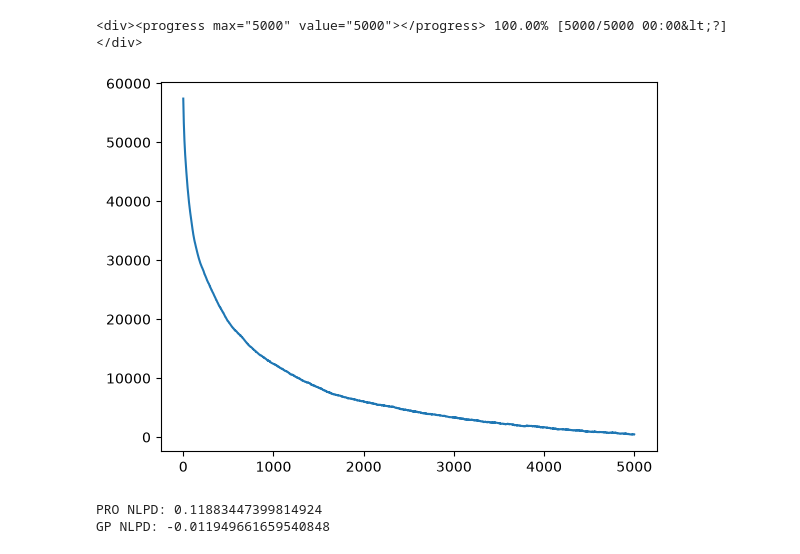
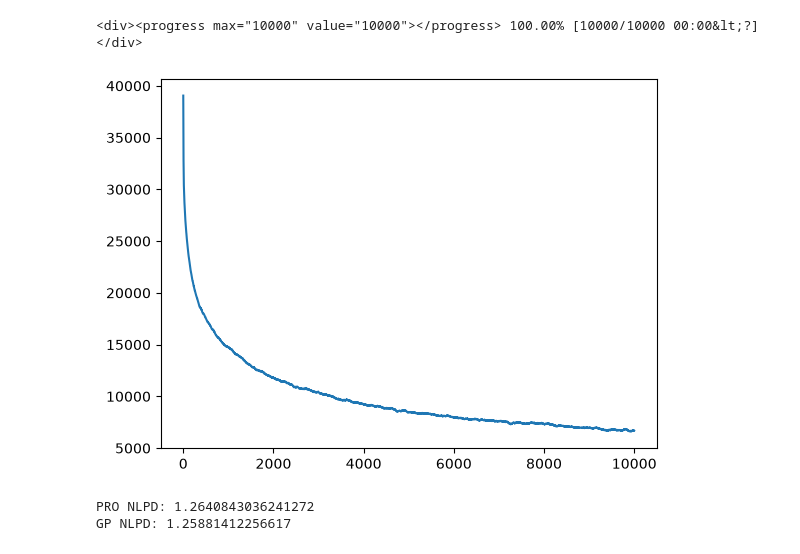
Before and after one commit to callum-kl/non-parametric-pro, a Jupyter notebook: notebooks/uci_orig.ipynb, the cells around one changed output. Saved outputs shown, nothing was run; the diff lists cells and outputs as text; code cells hidden in the pictures.

```diff
--- a/notebooks/uci_orig.ipynb
+++ b/notebooks/uci_orig.ipynb
@@ -83,20 +44,22 @@ z_opt = px.unwrap(opt_variational_family.inducing_inputs)
 # %%
 D = x_train.shape[1]
 
-data = gpx.Dataset(X=x_train, y=y_train)
-kernel = gpx.kernels.RBF(lengthscale=jnp.ones((D,)))
+data = gpx.Dataset(X=x_full, y=y_full)
+# kernel = gpx.kernels.Matern32(lengthscale=jnp.ones((D,)))
+kernel = gpx.kernels.Matern32(lengthscale=jnp.ones((D,)), variance=px.NonTrainable(jnp.array(1.0)))
+
 prior = gpx.gps.Prior(mean_function=gpx.mean_functions.Zero(), kernel=kernel)
 likelihood = gpx.likelihoods.Gaussian(num_datapoints=data.n)
 posterior = prior * likelihood
 
-optim = ox.adam(learning_rate=0.01)
+optim = ox.adam(learning_rate=0.1)
 
 gp_posterior, _ = gpx.fit(
     model=posterior,
     objective=lambda p, d: -gpx.objectives.conjugate_mll(p, d),
     train_data=data,
     optim=optim,
-    num_iters=500,
+    num_iters=200,
     verbose=False,
 )
 
@@ -110,4 +73,5 @@ gp_sigma = gp_posterior.likelihood.obs_stddev
 gp_kernel = gp_posterior.prior.kernel
 
 print("GP NLPD:", nlpd_gp(y_test, gp_predictive_mean, gp_predictive_std))
+print("GP sigma", px.unwrap(gp_sigma))
 # %% [output]
@@ -202,54 +138,43 @@ Running parameter adaptation
+# %%
+basis = _full_gp_basis(gp_posterior, x_full)
+M = x_full.shape[0]
+
+pro_params = pro_params._replace(basis=basis)
+pro_params = pro_params._replace(y=y_full)
 # %%
-num_steps = 5000
-
-sigma = gpx.parameters.SigmoidBounded(0.15, low=0.1, high=100.0)
-
-pro_params = ProParameters(
-    y=y_train,
-    basis=basis,
-    step_size=0.0001,
-    sigma=sigma,
-    alpha=1.0,
-    residual_std=residual_std,
-    jitter=1e-4
-)
-
-J = 40
+num_steps = 10000
 
 initial_position = jr.normal(key, (M, J))
-
 algorithm = parametric_ula(pro_logdensity_fn, pro_params)
-
-# algorithm = blackjax.mala(
-#     lambda z: pro_logdensity_fn(z, adaptation_params if adapt else pro_params),
-#     adaptation_params.step_size if adapt else pro_params.step_size,
-# )
 
 out, info = run_inference_algorithm(
     rng_key=key,
     inference_algorithm=algorithm,
     num_steps=num_steps,
     initial_position=initial_position,
     progress_bar=True
 )
 
 plt.plot(-info[1].score)
 plt.show()
 # %% [output]
-<div><progress max="5000" value="5000"></progress> 100.00% [5000/5000 00:00&lt;?]</div>
+<div><progress max="10000" value="10000"></progress> 100.00% [10000/10000 00:00&lt;?]</div>
-[figure, old version]
+[figure, new version]
 # %%
-burn = int(num_steps // 1.3)
+burn_ratio = 0.8
+thin = 50
 
-particles = info[0].position[burn:][::10]
+burn = int(num_steps * burn_ratio)
 
-test_basis, test_cov = prediction_basis(gp_kernel, x_train, x_test, pro_params, inducing_basis=inducing_basis if inducing else None)
+particles = info[0].position[burn::thin]
 
-print("PRO NLPD:", nlpd_pro(y_test, test_basis, test_cov, particles, sigma=pro_params.sigma))
+test_basis, test_cov = prediction_basis(gp_kernel, x_full, x_test, pro_params)
+
+print("PRO NLPD:", nlpd_pro(y_test, test_basis, test_cov, particles, parameters=pro_params))
 print("GP NLPD:", nlpd_gp(y_test, gp_predictive_mean, gp_predictive_std))
 # %% [output]
-PRO NLPD: 0.11883447399814924
-GP NLPD: -0.011949661659540848
+PRO NLPD: 1.2640843036241272
+GP NLPD: 1.25881412256617
 # %%
 print("PRO CRPS:", crps_pro(example.y_test, test_basis, test_cov, out.position, sigma=pro_params.sigma))
 print("GP CRPS:", crps_gp(example.y_test, gp_predictive_mean, gp_predictive_std))
```
Also changed, not shown: parts of 9 cells of this notebook, 24 other files.
